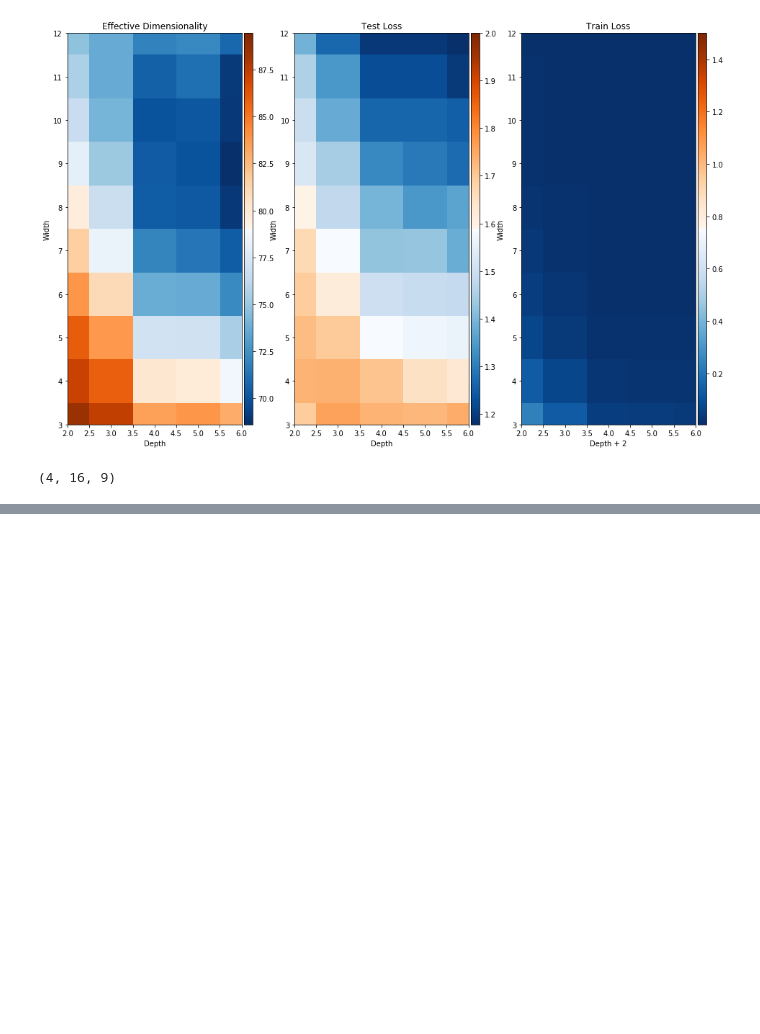
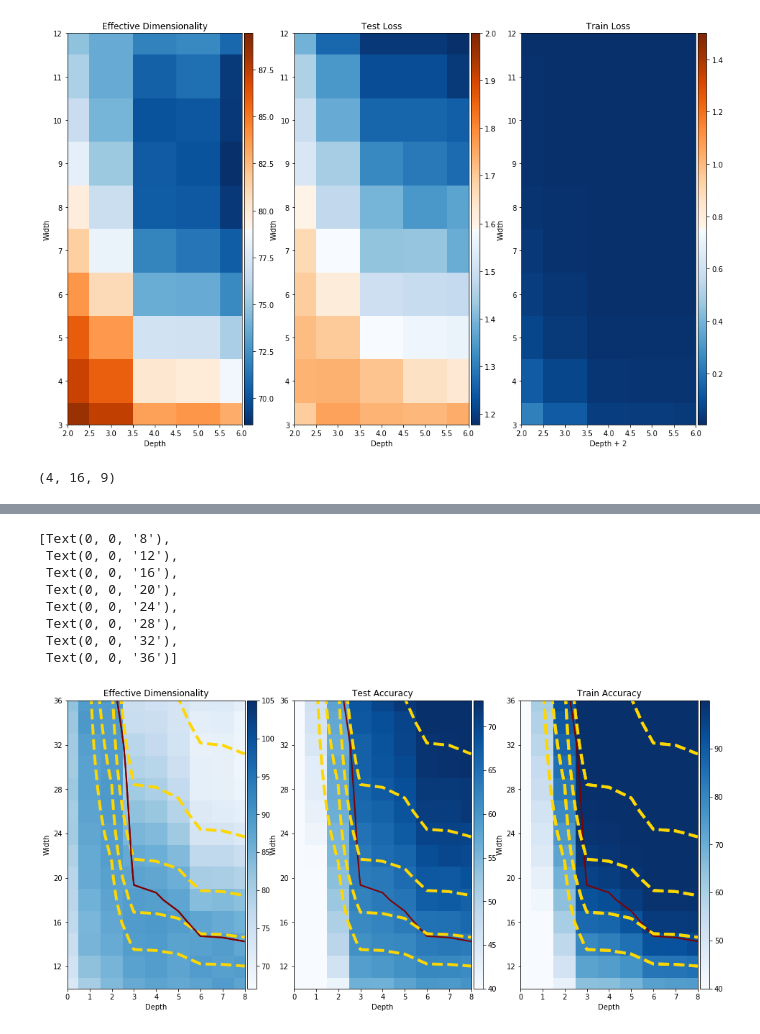
Before and after one commit to g-benton/hessian-eff-dim, a Jupyter notebook: notebooks/cifar100_width_depth_plotting.ipynb, the cells around one changed output, grey strips where cells are left out. Cells and saved outputs as stored; diff of their text form; code cells hidden in the pictures; blank space fills up the shorter version.

Commit message:
add accuracy

```diff
--- a/notebooks/cifar100_width_depth_plotting.ipynb
+++ b/notebooks/cifar100_width_depth_plotting.ipynb
@@ -211,0 +207,68 @@ plt.colorbar()
+# %%
+fig, (ax1, ax2, ax3) = plt.subplots(ncols=3, figsize=(16, 10))
+
+width_cut = 1
+depth_cut = 0
+colormap = "Blues"
+
+p1 = ax1.imshow(eff_dim[width_cut:, depth_cut:], cmap=colormap, vmax=105)
+plot_cutoff_curve(ax1)
+plot_par_contours(ax1)
+divider = make_axes_locatable(ax1)
+cax = divider.append_axes("right", size="5%", pad=0.05)
+fig.colorbar(p1, cax=cax)
+plot_cutoff_curve(ax1)
+ax1.set_xlim(depth_cut, 8-depth_cut)
+ax1.set_ylim(width_cut, 15-width_cut)
+ax1.set_xticklabels([str(i) for i in range(9)][depth_cut:])
+ax1.set_yticklabels([str(i) for i in range(4,68,4)][width_cut:])
+
+
+ax1.set_xlabel('Depth')
+ax1.set_ylabel('Width')
+ax1.set_title('Effective Dimensionality')
+
+## test loss ##
+p2 = ax2.imshow(losses[3,width_cut:, depth_cut:], cmap=colormap, vmax=73, vmin=40)
+plot_cutoff_curve(ax2)
+plot_par_contours(ax2)
+divider2 = make_axes_locatable(ax2)
+cax2 = divider2.append_axes("right", size="5%", pad=0.05)
+fig.colorbar(p2, cax=cax2)
+
+ax2.set_xlabel('Depth')
+ax2.set_ylabel('Width')
+ax2.set_title('Test Accuracy')
+ax2.set_xlim(depth_cut, 8-depth_cut)
+ax2.set_ylim(width_cut, 15-width_cut)
+ax2.set_xticklabels([str(i) for i in range(9)][depth_cut:])
+ax2.set_yticklabels([str(i) for i in range(4,68,4)][width_cut:])
+
+## train loss ##
+p3 = ax3.imshow(losses[1,width_cut:, depth_cut:], cmap=colormap, vmin=40)
+ax3.contour(pars, levels=[100000, 200000, 400000, 800000, 1600000], colors="gold",
+           linewidths=4., linestyles='--')
+
+divider3 = make_axes_locatable(ax3)
+cax3 = divider3.append_axes("right", size="5%", pad=0.05)
+plt.colorbar(p3, cax=cax3)
+plot_cutoff_curve(ax3)
+plot_par_contours(ax3)
+
+ax3.set_xlabel('Depth')
+ax3.set_ylabel('Width')
+ax3.set_title('Train Accuracy')
+ax3.set_xlim(depth_cut, 8-depth_cut)
+ax3.set_ylim(width_cut, 15-width_cut)
+ax3.set_xticklabels([str(i) for i in range(9)][depth_cut:])
+ax3.set_yticklabels([str(i) for i in range(4,68,4)][width_cut:])
+# %% [output]
+[Text(0, 0, '8'),
+ Text(0, 0, '12'),
+ Text(0, 0, '16'),
+ Text(0, 0, '20'),
+ Text(0, 0, '24'),
+ Text(0, 0, '28'),
+ Text(0, 0, '32'),
+ Text(0, 0, '36')]
+[figure, added]
```
Also changed, not shown: parts of 3 cells of this notebook.
